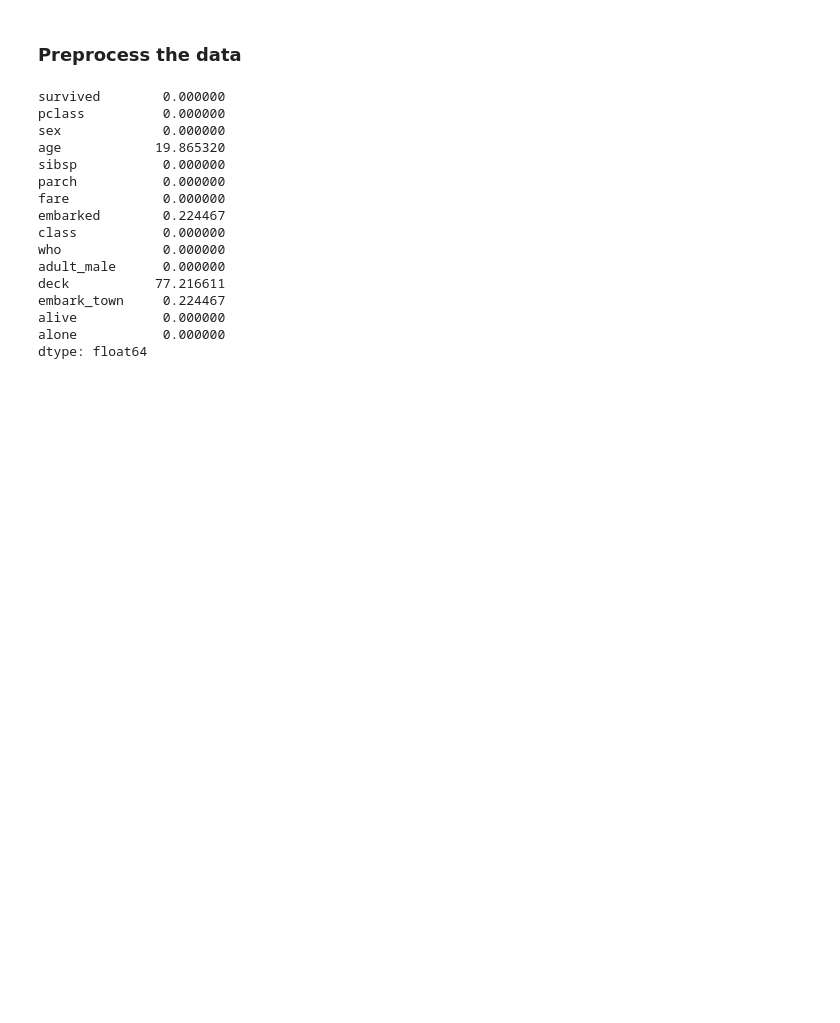
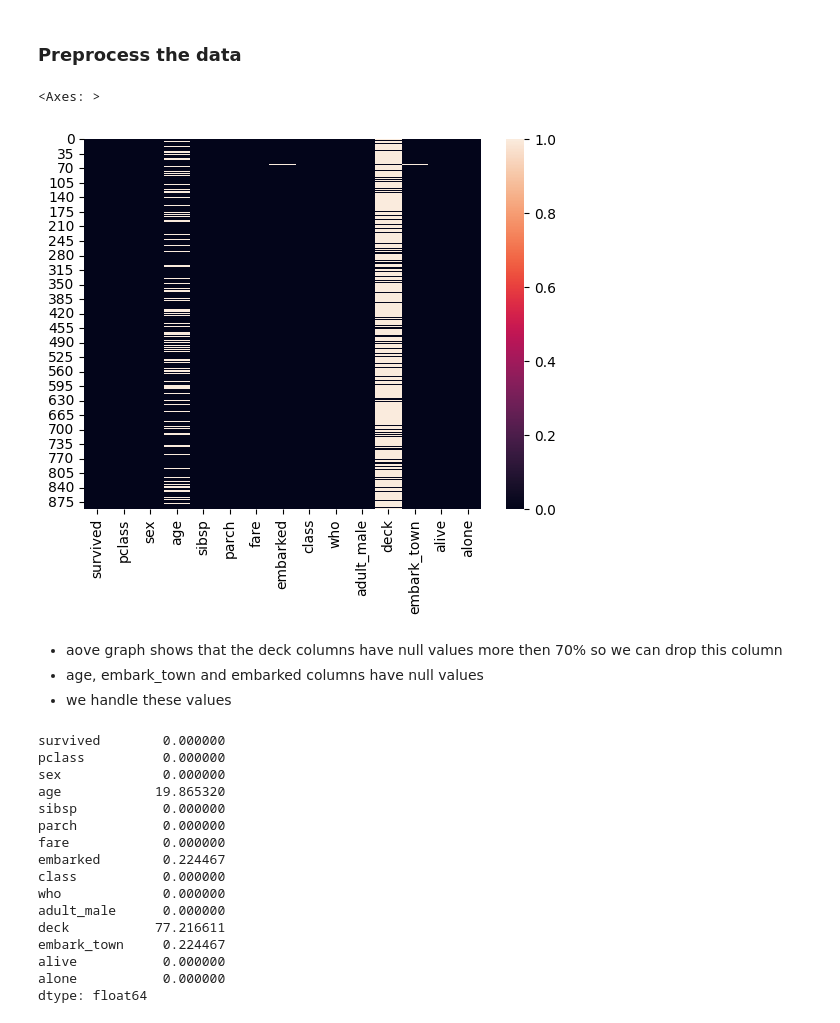
Before and after one commit to YahyaShigri/Codanic_Practice, a Jupyter notebook: machine_learning/11_Logistic_regression.ipynb, the cells around one changed output. Drawn from its saved outputs; the diff is of its cells as text; code cells hidden in the pictures; blank space fills up the shorter version.

```diff
--- a/machine_learning/11_Logistic_regression.ipynb
+++ b/machine_learning/11_Logistic_regression.ipynb
@@ -48,6 +40,16 @@ df.head()
 | 4 | 0 | 3 | male | 35.0 | 0 | 0 | 8.0500 | S | Third | man | ... |
 # %% [markdown]
 ### Preprocess the data
+# %%
+# Shows the null values using heatmap
+sns.heatmap(df.isnull())
+# %% [output]
+<Axes: >
+[figure, added]
+# %% [markdown]
+- aove graph shows that the deck columns have null values more then 70% so we can drop this column
+- age, embark_town and embarked columns have null values
+- we handle these values
 # %%
 # check the null values in data set in percentage
 df.isnull().mean()*100
```
Also changed, not shown: parts of 18 cells of this notebook, 2 other files.
